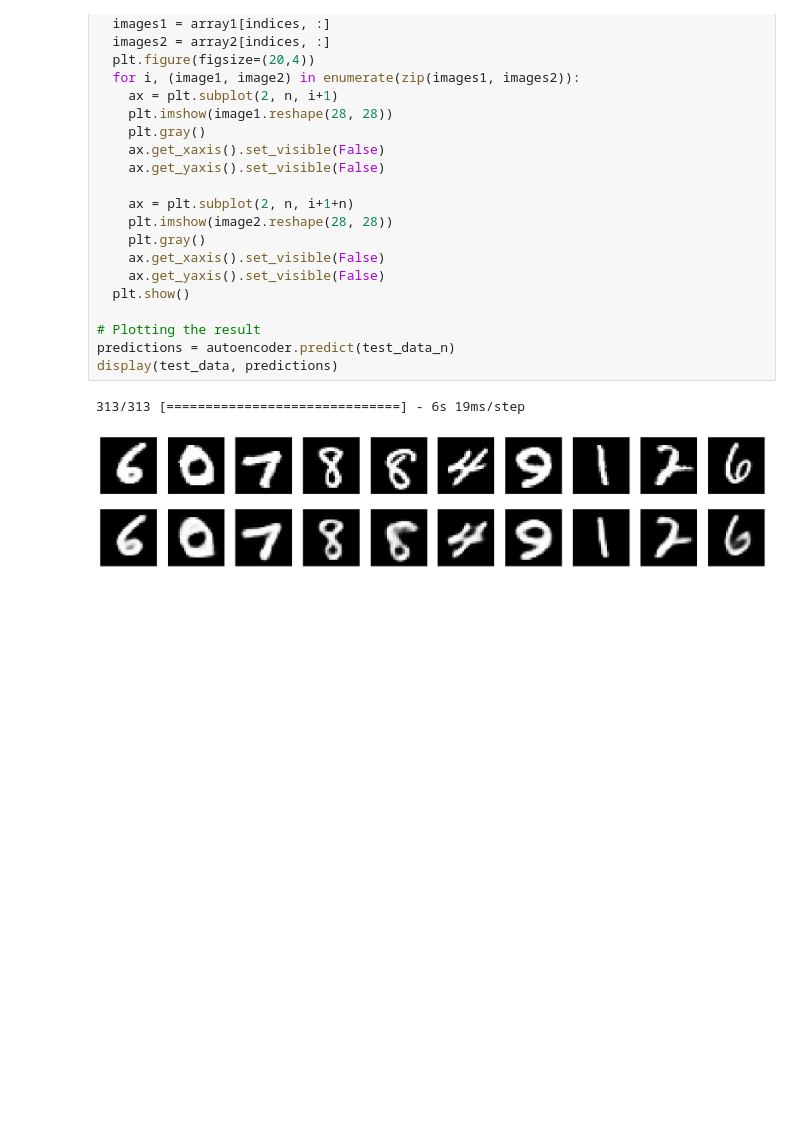
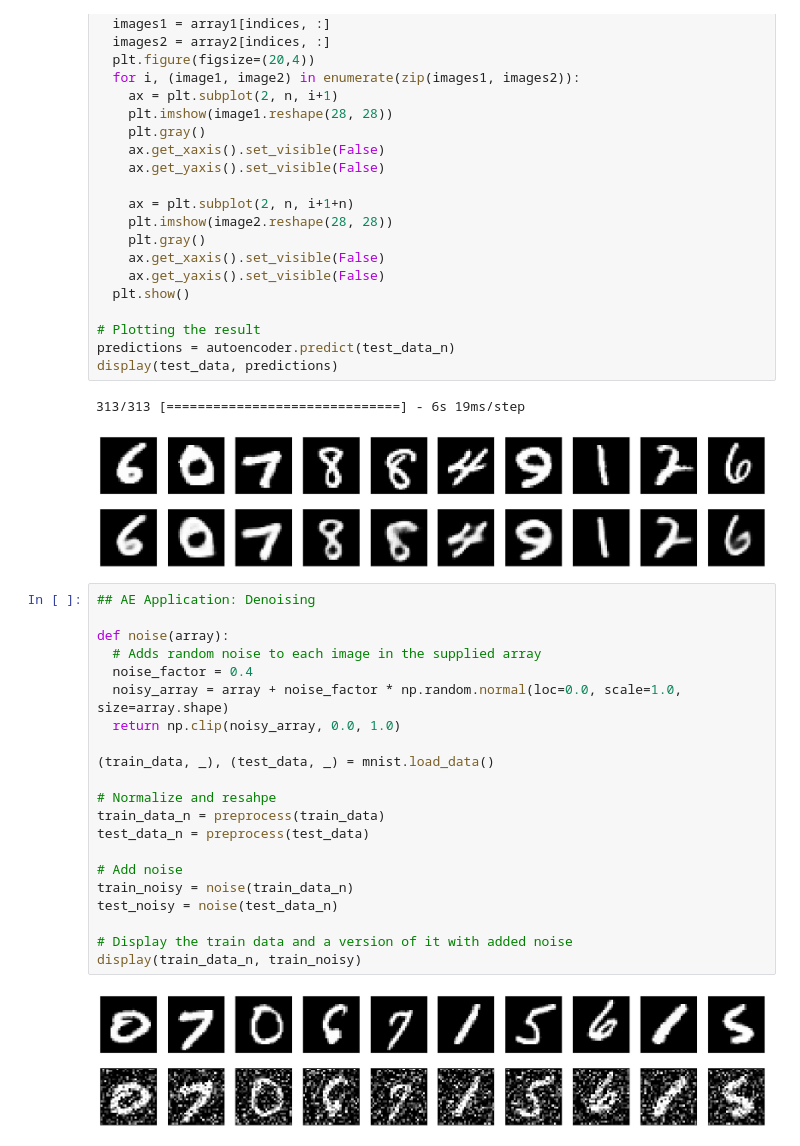
Before and after one commit to baejaeho18/code, a Jupyter notebook: 0-Education/intro2AI/ch7-AE/AE.ipynb, the cells around one changed output. Cells and saved outputs as stored; diff of their text form; blank space fills up the shorter version.

Commit message:
intro2AI/AutoEncoder.ipynb add denoise application

```diff
--- a/0-Education/intro2AI/ch7-AE/AE.ipynb
+++ b/0-Education/intro2AI/ch7-AE/AE.ipynb
@@ -186,3 +187,26 @@ display(test_data, predictions)
 # %% [output]
 313/313 [==============================] - 6s 19ms/step
 [figure]
+# %%
+## AE Application: Denoising
+
+def noise(array):
+  # Adds random noise to each image in the supplied array
+  noise_factor = 0.4
+  noisy_array = array + noise_factor * np.random.normal(loc=0.0, scale=1.0, size=array.shape)
+  return np.clip(noisy_array, 0.0, 1.0)
+
+(train_data, _), (test_data, _) = mnist.load_data()
+
+# Normalize and resahpe
+train_data_n = preprocess(train_data)
+test_data_n = preprocess(test_data)
+
+# Add noise
+train_noisy = noise(train_data_n)
+test_noisy = noise(test_data_n)
+
+# Display the train data and a version of it with added noise
+display(train_data_n, train_noisy)
+# %% [output]
+[figure, added]
```
Also changed, not shown: parts of 4 cells of this notebook.
